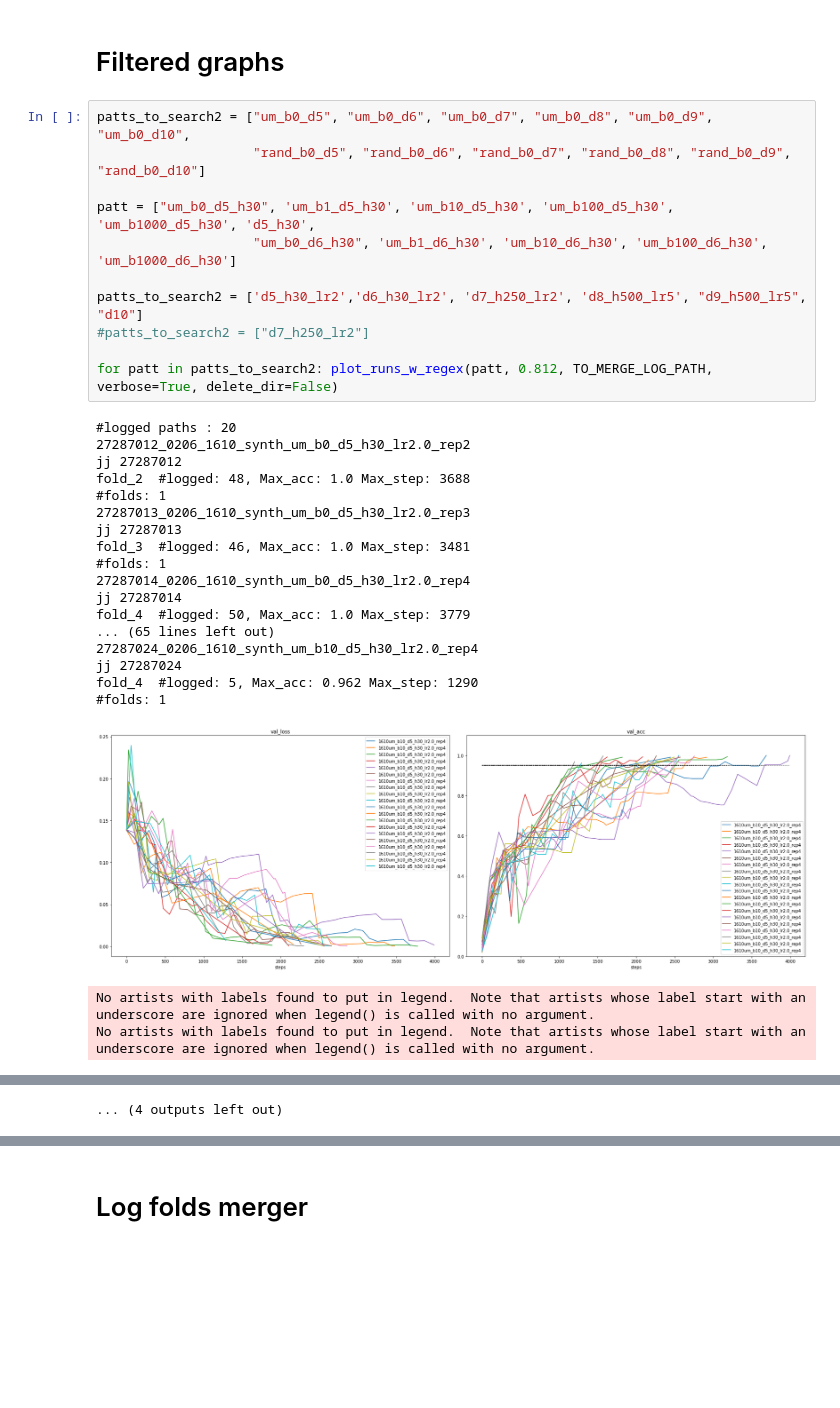
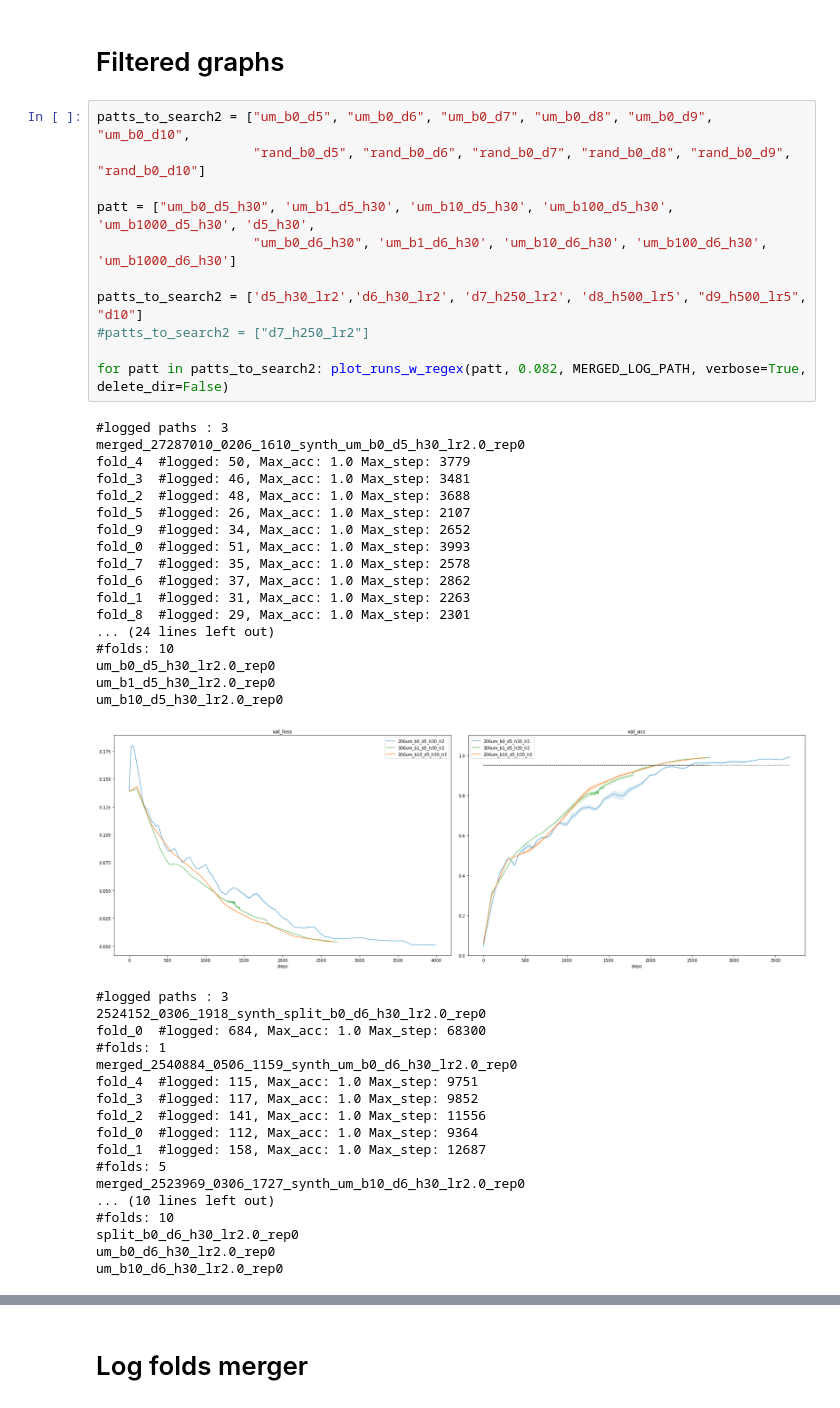
Before and after one commit to jeromel05/Ultrametric-benchmark-v2, a Jupyter notebook: notebooks/postprocessing_metrics.ipynb, the cells around one changed output, grey strips where cells are left out. Cells and saved outputs as stored; diff of their text form; blank space fills up the shorter version.

```diff
--- a/notebooks/postprocessing_metrics.ipynb
+++ b/notebooks/postprocessing_metrics.ipynb
@@ -276,32 +280,47 @@ metrics_to_plot = ['val_loss', 'val_acc', 'val_step']
 # %%
 patts_to_search2 = ["um_b0_d5", "um_b0_d6", "um_b0_d7", "um_b0_d8", "um_b0_d9", "um_b0_d10",
                     "rand_b0_d5", "rand_b0_d6", "rand_b0_d7", "rand_b0_d8", "rand_b0_d9", "rand_b0_d10"]
 
 patt = ["um_b0_d5_h30", 'um_b1_d5_h30', 'um_b10_d5_h30', 'um_b100_d5_h30', 'um_b1000_d5_h30', 'd5_h30',
                     "um_b0_d6_h30", 'um_b1_d6_h30', 'um_b10_d6_h30', 'um_b100_d6_h30', 'um_b1000_d6_h30']
 
 patts_to_search2 = ['d5_h30_lr2','d6_h30_lr2', 'd7_h250_lr2', 'd8_h500_lr5', "d9_h500_lr5", "d10"]
 #patts_to_search2 = ["d7_h250_lr2"]
 
-for patt in patts_to_search2: plot_runs_w_regex(patt, 0.812, TO_MERGE_LOG_PATH, verbose=True, delete_dir=False)
+for patt in patts_to_search2: plot_runs_w_regex(patt, 0.082, MERGED_LOG_PATH, verbose=True, delete_dir=False)
 # %% [output]
-#logged paths : 20
-27287012_0206_1610_synth_um_b0_d5_h30_lr2.0_rep2
-jj 27287012
+#logged paths : 3
+merged_27287010_0206_1610_synth_um_b0_d5_h30_lr2.0_rep0
+fold_4  #logged: 50, Max_acc: 1.0 Max_step: 3779
+fold_3  #logged: 46, Max_acc: 1.0 Max_step: 3481
 fold_2  #logged: 48, Max_acc: 1.0 Max_step: 3688
-#folds: 1
-27287013_0206_1610_synth_um_b0_d5_h30_lr2.0_rep3
-jj 27287013
-fold_3  #logged: 46, Max_acc: 1.0 Max_step: 3481
-#folds: 1
-27287014_0206_1610_synth_um_b0_d5_h30_lr2.0_rep4
-jj 27287014
-fold_4  #logged: 50, Max_acc: 1.0 Max_step: 3779
-... (65 lines left out)
-27287024_0206_1610_synth_um_b10_d5_h30_lr2.0_rep4
-jj 27287024
-fold_4  #logged: 5, Max_acc: 0.962 Max_step: 1290
-#folds: 1
+fold_5  #logged: 26, Max_acc: 1.0 Max_step: 2107
+fold_9  #logged: 34, Max_acc: 1.0 Max_step: 2652
+fold_0  #logged: 51, Max_acc: 1.0 Max_step: 3993
+fold_7  #logged: 35, Max_acc: 1.0 Max_step: 2578
+fold_6  #logged: 37, Max_acc: 1.0 Max_step: 2862
+fold_1  #logged: 31, Max_acc: 1.0 Max_step: 2263
+fold_8  #logged: 29, Max_acc: 1.0 Max_step: 2301
+... (24 lines left out)
+#folds: 10
+um_b0_d5_h30_lr2.0_rep0
+um_b1_d5_h30_lr2.0_rep0
+um_b10_d5_h30_lr2.0_rep0
-[figure, old version]
+[figure, new version]
-No artists with labels found to put in legend.  Note that artists whose label start with an underscore are ignored when legend() is called with no argument.
-No artists with labels found to put in legend.  Note that artists whose label start with an underscore are ignored when legend() is called with no argument.
+#logged paths : 3
+2524152_0306_1918_synth_split_b0_d6_h30_lr2.0_rep0
+fold_0  #logged: 684, Max_acc: 1.0 Max_step: 68300
+#folds: 1
+merged_2540884_0506_1159_synth_um_b0_d6_h30_lr2.0_rep0
+fold_4  #logged: 115, Max_acc: 1.0 Max_step: 9751
+fold_3  #logged: 117, Max_acc: 1.0 Max_step: 9852
+fold_2  #logged: 141, Max_acc: 1.0 Max_step: 11556
+fold_0  #logged: 112, Max_acc: 1.0 Max_step: 9364
+fold_1  #logged: 158, Max_acc: 1.0 Max_step: 12687
+#folds: 5
+merged_2523969_0306_1727_synth_um_b10_d6_h30_lr2.0_rep0
+... (10 lines left out)
+#folds: 10
+split_b0_d6_h30_lr2.0_rep0
+um_b0_d6_h30_lr2.0_rep0
+um_b10_d6_h30_lr2.0_rep0
@@ -335 +354,0 @@ No artists with labels found to put in legend.  Note that artists whose label st
-... (4 outputs left out)
```
Also changed, not shown: parts of 6 cells of this notebook, 4 other files.
